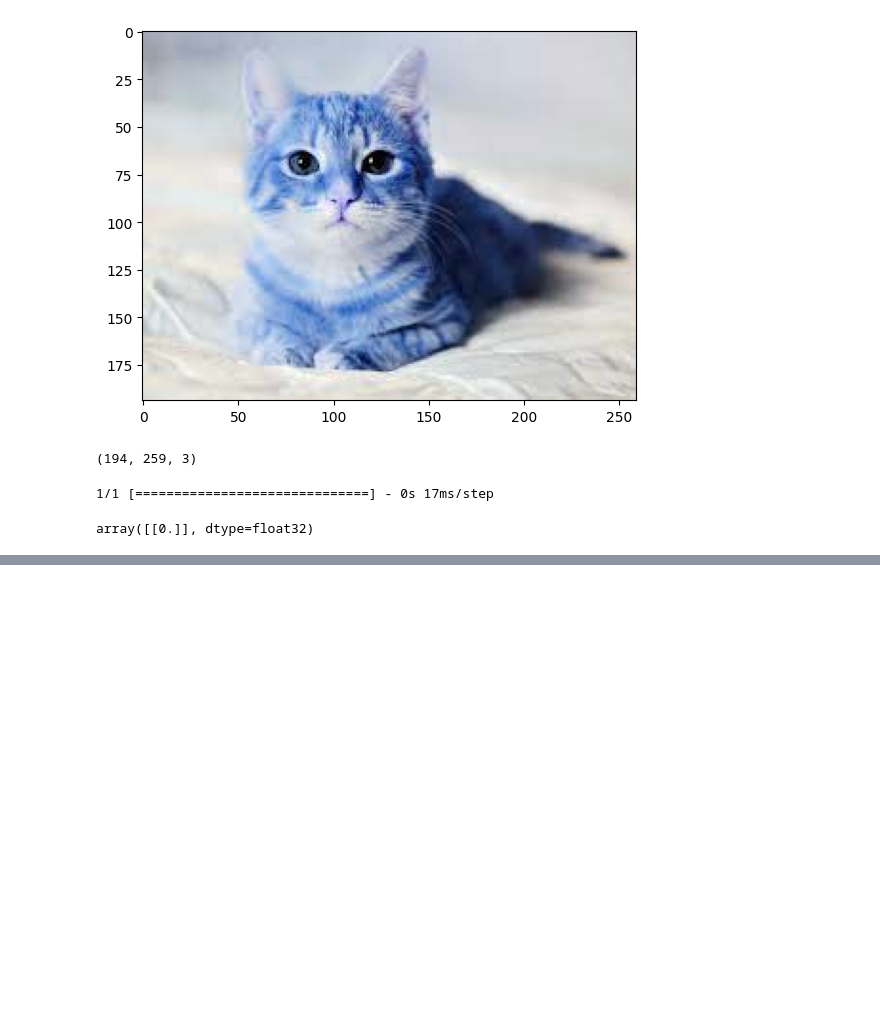
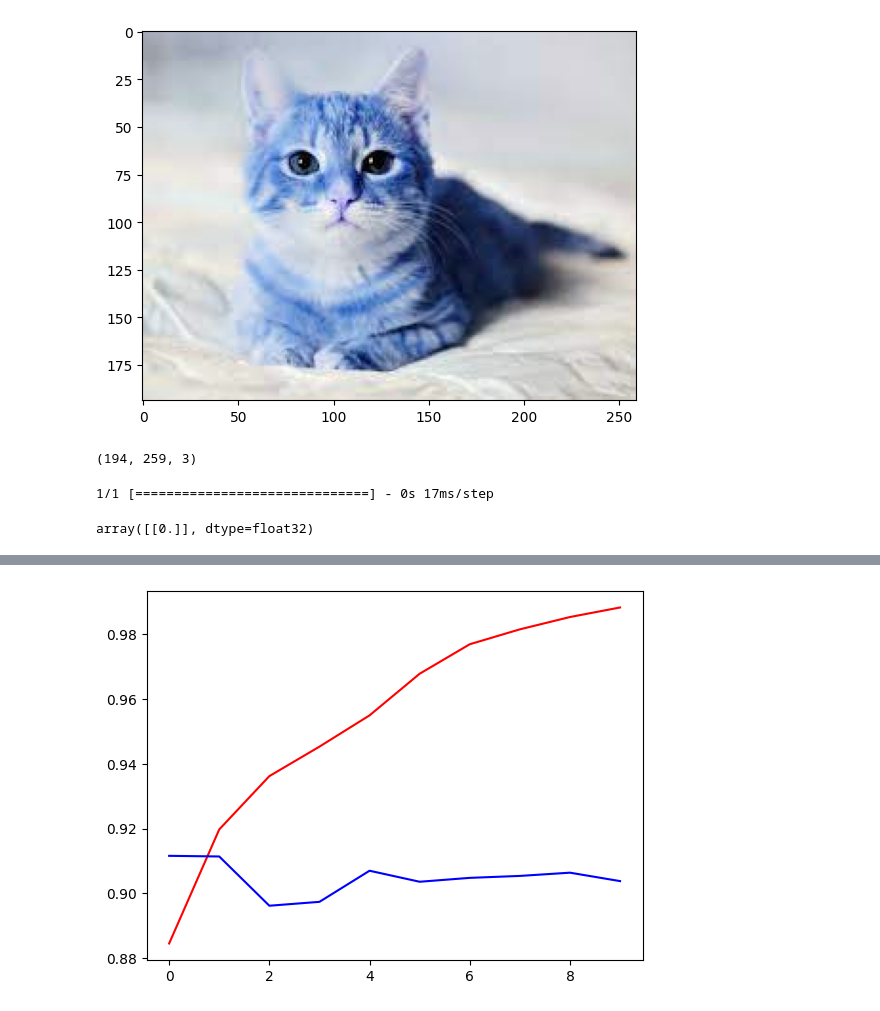
Before and after one commit to mrehtsham1217/Deep-Learning, a Jupyter notebook: Cats_DOgs.ipynb, the cells around one changed output, grey strips where cells are left out. Drawn from its saved outputs; the diff is of its cells as text; code cells hidden in the pictures; blank space fills up the shorter version.

```diff
--- a/Cats_DOgs.ipynb
+++ b/Cats_DOgs.ipynb
@@ -170,0 +396,7 @@ array([[0.]], dtype=float32)
+# %%
+model2 = Sequential([
+    conv_base,
+    Flatten(),
+    Dense(256,activation='relu'),
+    Dense(1,activation='sigmoid')
+])
@@ -170,0 +427,24 @@ array([[0.]], dtype=float32)
+# %%
+#use data augmentation
+batch_size = 32
+train_dataugmentation = ImageDataGenerator(
+    rescale=1./255,
+    zoom_range=0.2,
+    shear_range=0.2,
+    horizontal_flip=True
+
+)
+test_dataugmentation = ImageDataGenerator(rescale=1./255)
+
+train_generator = train_dataugmentation.flow_from_directory(
+    directory='/content/train',
+   batch_size = batch_size,
+    target_size = (150,150),
+    class_mode='binary'
+)
+validation_generator = test_dataugmentation.flow_from_directory(
+    directory='/content/test',
+    batch_size = batch_size,
+    target_size = (150,150),
+    class_mode='binary'
+)
@@ -170,0 +454,4 @@ array([[0.]], dtype=float32)
+# %%
+model2.compile(loss='binary_crossentropy',optimizer='adam',metrics=['accuracy'])
+# %%
+history2 = model2.fit_generator(train_ds,epochs=10,validation_data=validation_generator)
@@ -170,0 +479,7 @@ array([[0.]], dtype=float32)
+# %%
+import matplotlib.pyplot as plt
+plt.plot(history2.history['accuracy'],color='red',label='train')
+plt.plot(history2.history['val_accuracy'],color='blue',label='test')
+plt.show()
+# %% [output]
+[figure, added]
```
Also changed, not shown: parts of 45 cells of this notebook.
